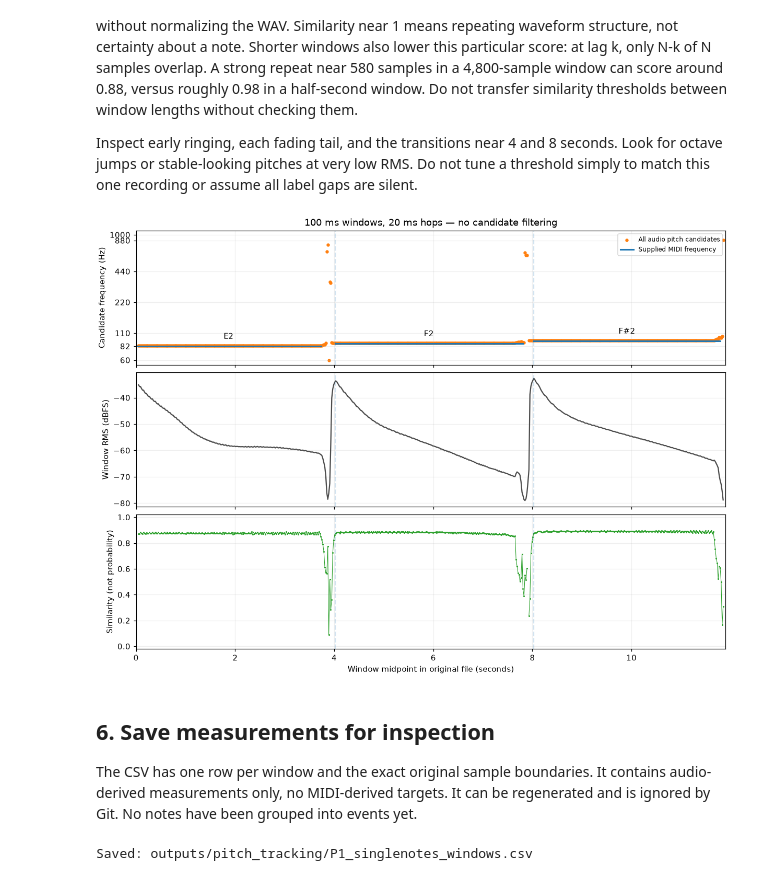
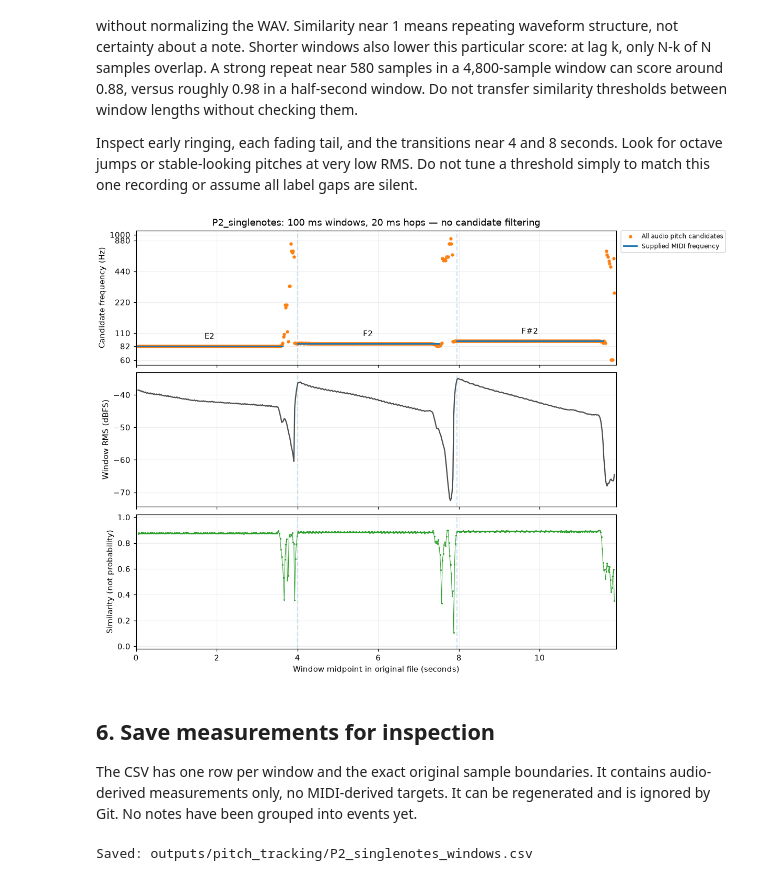
Before and after one commit to wesley-hawes/Guitar_ML, a Jupyter notebook: 04_tracking_pitch.ipynb, the cells around one changed output. Saved outputs shown, nothing was run; the diff lists cells and outputs as text; code cells hidden in the pictures.

```diff
--- a/04_tracking_pitch.ipynb
+++ b/04_tracking_pitch.ipynb
@@ -21,7 +26,8 @@ import soundfile as sf
 import matplotlib.pyplot as plt
 from pitch_analysis import estimate_period
 
-dataset_folder = Path.home() / "Downloads/P1_singlenotes"
+player = "P2"  # Change to "P1" to reproduce the first example.
+dataset_folder = Path.home() / "Downloads" / f"{player}_singlenotes"
 audio_path = dataset_folder / "audio/directinput/directinput_allsinglenotes.wav"
 excerpt_start_seconds = 0.0
 excerpt_stop_seconds = 11.9
@@ -35,6 +41,7 @@ audio, sample_rate = sf.read(audio_path, start=excerpt_start_sample, stop=excerp
 signal = audio[:, 0] if audio.ndim == 2 else audio
 if not np.all(np.isfinite(signal)):
     raise ValueError("Audio contains nonfinite samples.")
-print(f"{audio_path.name}: {sample_rate:,} samples/second")
+print(f"{dataset_folder.name}/{audio_path.name}: {sample_rate:,} samples/second")
+print(f"Source channels: {info.channels}; analyzing {'left channel' if audio.ndim == 2 else 'mono'}")
 print(f"Original excerpt samples [{excerpt_start_sample}:{excerpt_stop_sample}]")
 # %% [output]
@@ -168,32 +176,33 @@ threshold simply to match this one recording or assume all label gaps are silent
 # %%
 fig, axes = plt.subplots(3, 1, figsize=(11, 8), sharex=True, constrained_layout=True)
 axes[0].scatter(times, pitches, s=10, color="tab:orange", label="All audio pitch candidates")
 for index, note in enumerate(labels):
     first = max(note["start_seconds"], excerpt_start_sample / sample_rate)
     last = min(note["end_seconds"], excerpt_stop_sample / sample_rate)
     axes[0].plot([first, last], [note["label_hz"]] * 2, color="tab:blue", linewidth=2,
                  label="Supplied MIDI frequency" if index == 0 else None)
     axes[0].annotate(note["name"], ((first + last) / 2, note["label_hz"]),
                      xytext=(0, 9), textcoords="offset points", ha="center")
 axes[0].set(yscale="log", ylim=(minimum_frequency * 0.9, maximum_frequency * 1.1),
-            ylabel="Candidate frequency (Hz)", title="100 ms windows, 20 ms hops — no candidate filtering")
+            ylabel="Candidate frequency (Hz)",
+            title=f"{dataset_folder.name}: 100 ms windows, 20 ms hops — no candidate filtering")
 axes[0].set_yticks([60, 82, 110, 220, 440, 880, 1000],
                    labels=["60", "82", "110", "220", "440", "880", "1000"])
 axes[0].minorticks_off()
-axes[0].legend(loc="upper right", fontsize=8)
+axes[0].legend(loc="upper left", bbox_to_anchor=(1.01, 1), fontsize=8, borderaxespad=0)
 axes[1].plot(times, 20 * np.log10(np.maximum(rms, 1e-12)), color="0.3")
 axes[1].set(ylabel="Window RMS (dBFS)")
 axes[2].plot(times, scores, color="tab:green", marker=".", markersize=2, linewidth=0.7)
 axes[2].set(ylabel="Similarity (not probability)", xlabel="Window midpoint in original file (seconds)",
             ylim=(-0.02, 1.02))
 for ax in axes:
     ax.set_xlim(excerpt_start_sample / sample_rate, excerpt_stop_sample / sample_rate)
     ax.grid(alpha=0.2)
     for note in labels:
         ax.axvline(note["start_seconds"], color="tab:blue", alpha=0.2, linestyle="--")
 plt.show()
 # %% [output]
-[figure, old version]
+[figure, new version]
 # %% [markdown]
 ## 6. Save measurements for inspection
 The CSV has one row per window and the exact original sample boundaries. It
@@ -210,5 +219,5 @@ with output_path.open("w", newline="") as handle:
 fig.savefig(output_folder / f"{dataset_folder.name}_pitch_tracking.png", dpi=150)
 print("Saved:", output_path)
 # %% [output]
-Saved: outputs/pitch_tracking/P1_singlenotes_windows.csv
+Saved: outputs/pitch_tracking/P2_singlenotes_windows.csv
 # %% [markdown]
```
Also changed, not shown: parts of 20 cells of this notebook, 9 other files.
